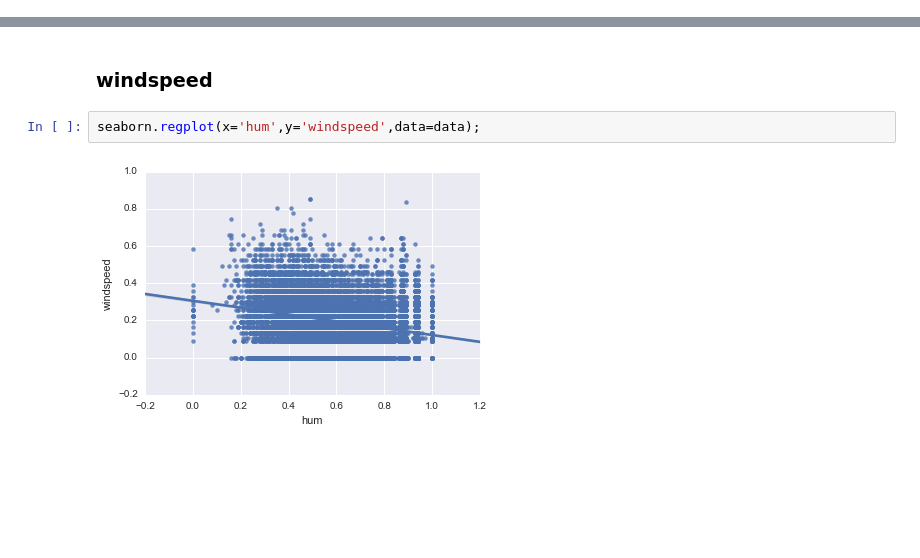
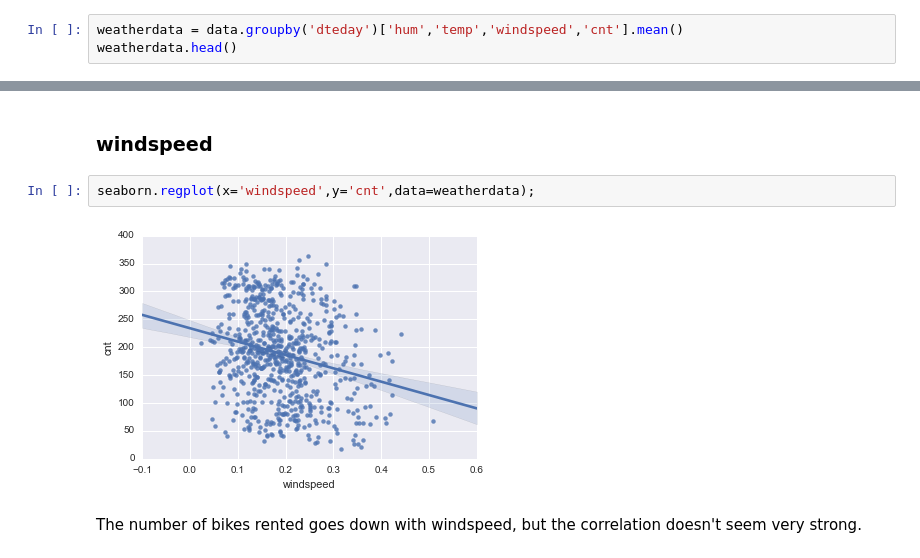
Before and after one commit to herwinvw/DataManagementandVisualizationCourse, a Jupyter notebook: creating_graphs.ipynb, the cells around one changed output, grey strips where cells are left out. Drawn from its saved outputs; the diff is of its cells as text; blank space fills up the shorter version.

```diff
--- a/creating_graphs.ipynb
+++ b/creating_graphs.ipynb
@@ -164,0 +192,3 @@ seaborn.factorplot(x='workingday', y='cnt',data=data, kind='bar', ci=None);
+# %%
+weatherdata = data.groupby('dteday')['hum','temp','windspeed','cnt'].mean()
+weatherdata.head()
@@ -183,6 +227,8 @@ seaborn.regplot(x='hum',y='cnt',data=data);
 # %% [markdown]
 ### windspeed
 # %%
-seaborn.regplot(x='hum',y='windspeed',data=data);
+seaborn.regplot(x='windspeed',y='cnt',data=weatherdata);
 # %% [output]
-[figure, old version]
+[figure, new version]
+# %% [markdown]
+The number of bikes rented goes down with windspeed, but the correlation doesn't seem very strong.
```
Also changed, not shown: parts of 36 cells of this notebook.
